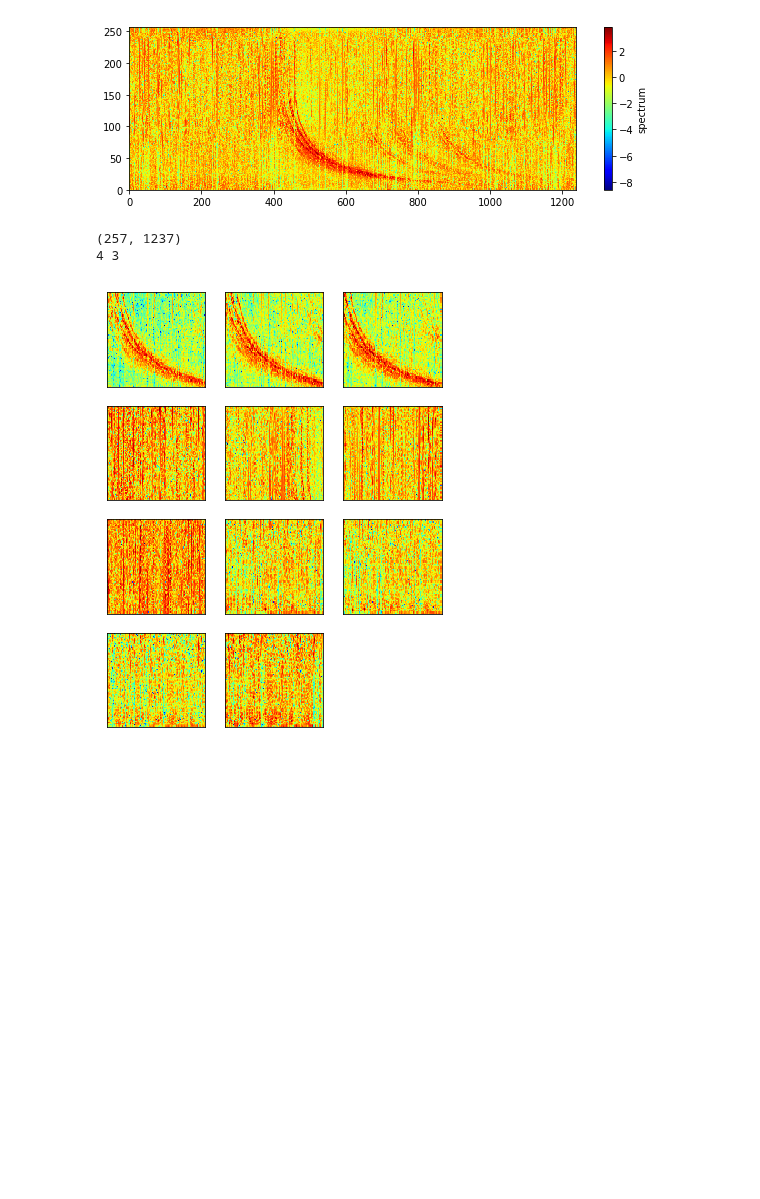
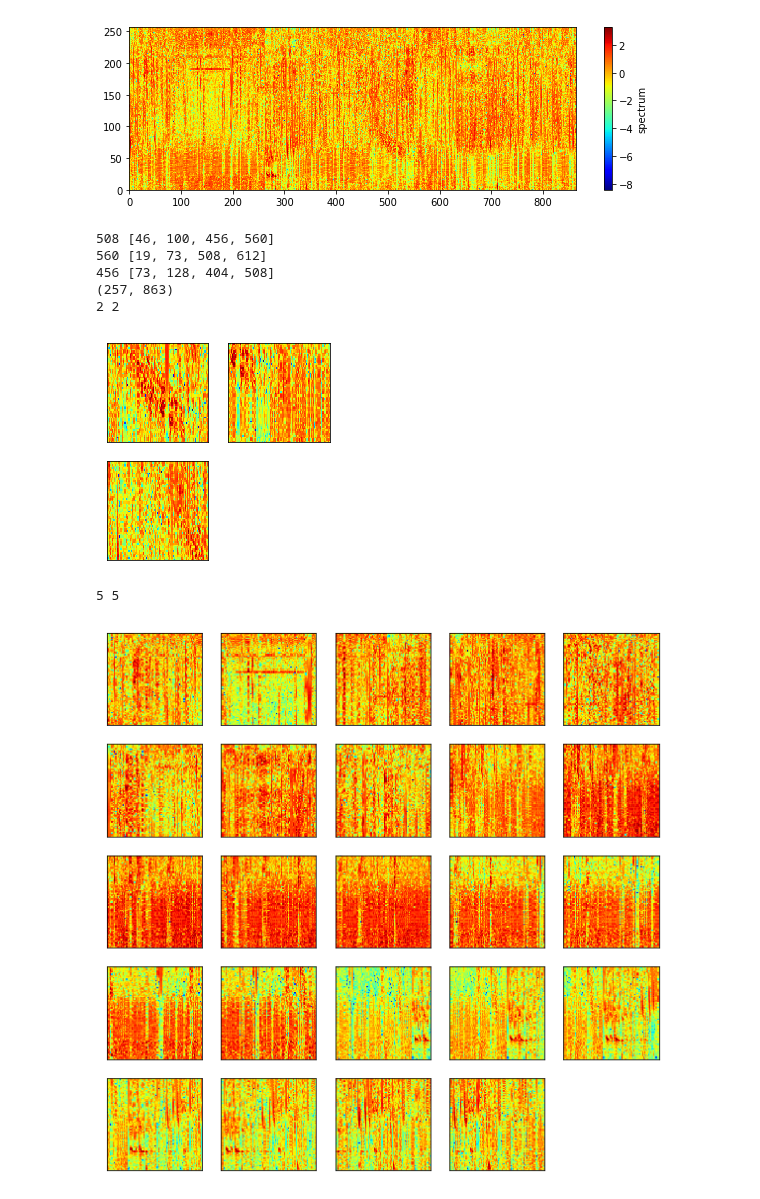
Before and after one commit to Kojey/MSc-whistler-waves-detector, a Jupyter notebook: ipy/experiments/data extraction/noise_extraction.ipynb, the cells around one changed output. Saved outputs shown, nothing was run; the diff lists cells and outputs as text; code cells hidden in the pictures; blank space fills up the shorter version.

Commit message:
Spectrogram can be cut using a data augmenter

```diff
--- a/ipy/experiments/data extraction/noise_extraction.ipynb
+++ b/ipy/experiments/data extraction/noise_extraction.ipynb
@@ -29,34 +29,56 @@ site = parameters.sites[0]
 file = utilities.random_file(awd_event, site)
 # file = '2013-05-28UT14:08:19.75372164.marion.vr2'
 # file = '2012-09-03UT07:01:30.31558125.sanae.vr2'
-file = '2013-07-29UT14:20:35.28291914.marion.vr2'
+# file = '2013-07-29UT14:20:35.28291914.marion.vr2'
 
 print(file)
 
 # display spectrograms
-indices, time, freq , spectrogram = spectrogram_output_visualiser.spectrogram_and_output(awd_event,site, file,zscore=False,output=True)
-spectrogram_utilities.spectrogram_plot(spectrogram, size=(10,3))
-indices, time, freq , spectrogram = spectrogram_output_visualiser.spectrogram_and_output(awd_event,site, file,zscore=True,output=False)
-spectrogram_utilities.spectrogram_plot(spectrogram, size=(10,3))
+indices, time, freq , spectrogram = spectrogram_and_output(awd_event,site, file,zscore=False,output=True)
+spectrogram_plot(spectrogram, size=(10,3))
+indices, time, freq , spectrogram = spectrogram_and_output(awd_event,site, file,zscore=True,output=False)
+spectrogram_plot(spectrogram, size=(10,3))
 
 # generate cuts
-indices, spectrogram, specs_cuts, noise_cuts, f_cut_length, t_cut_length = spectrogram_output_visualiser.spectrogram_cut(
-    awd_event, site, file, threshold=10, zscore=True, output=False,
-    time_lower_boundary = 0.3,
-    time_upper_boundary = 0.9,
-    freq_upper_boundary = 10000,
-    freq_lower_boundary = 1500)
+# indices, spectrogram, specs_cuts, noise_cuts, f_cut_length, t_cut_length = spectrogram_cut(
+#     awd_event, site, file, threshold=10, zscore=True, output=False,
+#     time_lower_boundary = 0.3,
+#     time_upper_boundary = 0.9,
+#     freq_upper_boundary = 10000,
+#     freq_lower_boundary = 1500)
+
+indices, spectrogram, specs_cuts, noise_cuts, f_cut_length, t_cut_length = spectrogram_cut_augmented(
+    awd_event, site, file, threshold=50, zscore=True, output=False)
+
 print(spectrogram.shape)
 
-if specs_cuts.size!=0 and noise_cuts.size!=0:
-    cuts = np.append(specs_cuts, noise_cuts, axis=0)
-elif specs_cuts.size==0:
-    cuts = noise_cuts
-elif noise_cuts.size==0:
-    cuts=specs_cuts
-else:
-    cuts = np.array([], dtype=float64)
+# if specs_cuts.size!=0 and noise_cuts.size!=0:
+#     cuts = np.append(specs_cuts, noise_cuts, axis=0)
+# elif specs_cuts.size==0:
+#     cuts = noise_cuts
+# elif noise_cuts.size==0:
+#     cuts=specs_cuts
+# else:
+#     cuts = np.array([], dtype=float64)
 
+cuts = specs_cuts.copy()
+x_size = math.ceil(math.sqrt(len(cuts)))
+y_size = math.ceil(len(cuts)/x_size)
+print(x_size, y_size)
+
+plt.figure(figsize=(y_size*2,x_size*2))
+for i in range(len(cuts)):
+    plt.subplot(x_size, y_size,i+1)
+    plt.xticks([])
+    plt.yticks([])
+    plt.grid(False)
+    spec = spectrogram[cuts[i][0]:cuts[i][1],cuts[i][2]:cuts[i][3]]
+    spec = Image.fromarray(spec).resize((parameters.clf_input_height,parameters.clf_input_width))
+    spec = np.array(spec)
+    plt.pcolormesh(spec, cmap='jet')
+plt.show()
+
+cuts = noise_cuts.copy()
 x_size = math.ceil(math.sqrt(len(cuts)))
 y_size = math.ceil(len(cuts)/x_size)
 print(x_size, y_size)
@@ -76,6 +98,7 @@ plt.show()
 # Errors
 # 2012-09-03UT07:01:30.31558125.sanae.vr2
 # 2012-07-08UT05:55:47.30118125.sanae.vr2
+# 2013-07-23UT16:48:01.46531906.marion.vr2
 
 # Long tails
 # 2013-07-29UT14:10:55.64771914.marion.vr2
@@ -98,4 +121,9 @@ plt.show()
-[figure, old version]
+[figure, new version]
-(257, 1237)
-4 3
+508 [46, 100, 456, 560]
+560 [19, 73, 508, 612]
+456 [73, 128, 404, 508]
+(257, 863)
+2 2
-[figure, old version]
+[figure, new version]
+5 5
+[figure, added]
```
Also changed, not shown: parts of 3 cells of this notebook, 3 other files.
